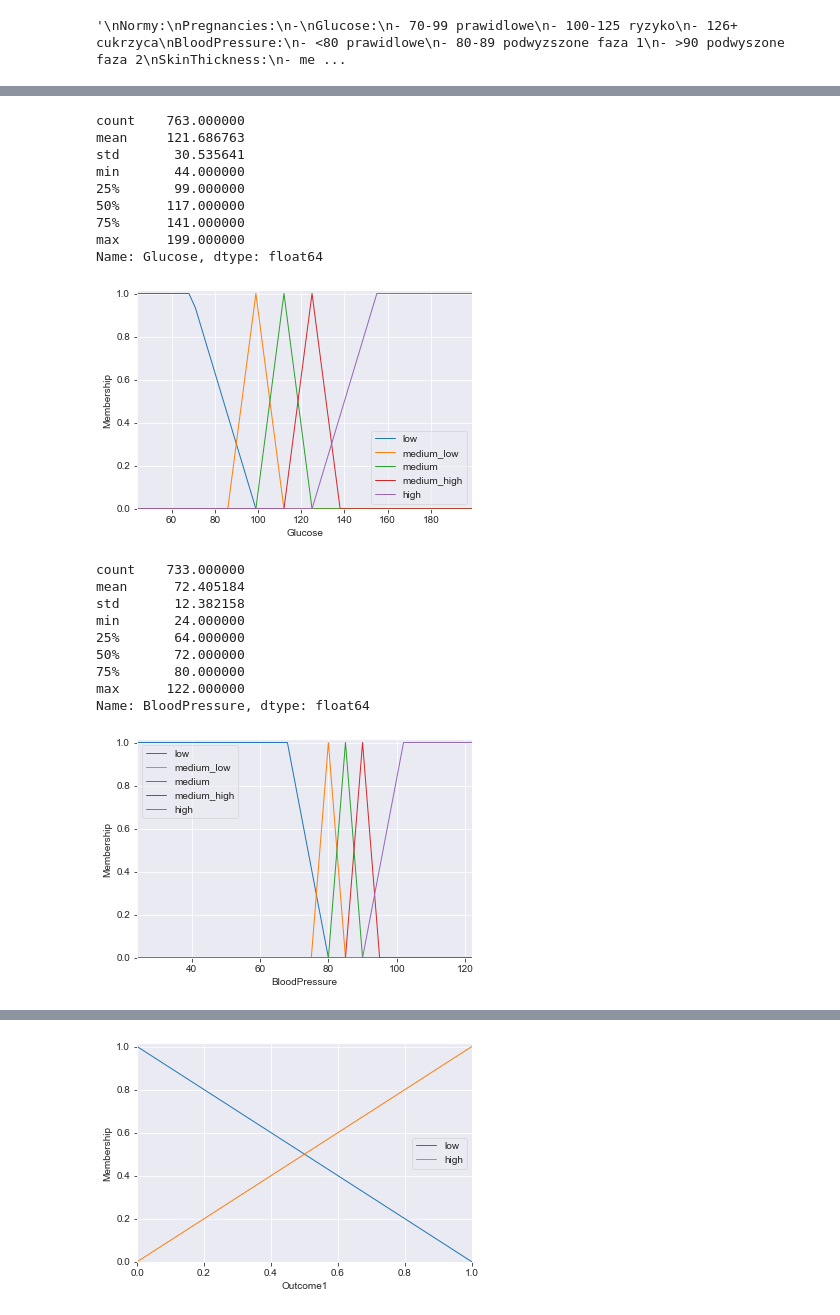
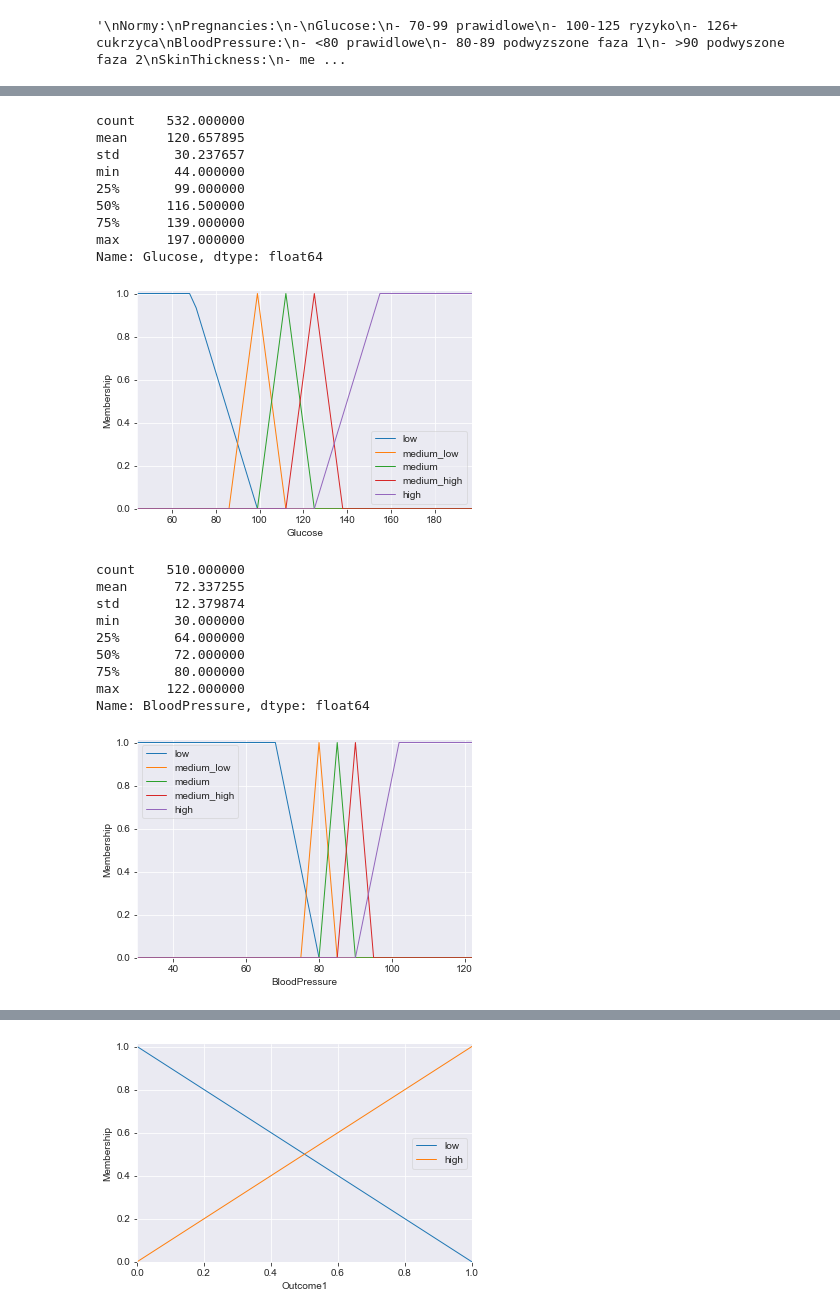
Before and after one commit to Domin8668/Projekt_SSI, a Jupyter notebook: fuzzy.ipynb, the cells around one changed output, grey strips where cells are left out. Drawn from its saved outputs; the diff is of its cells as text; code cells hidden in the pictures.

```diff
--- a/fuzzy.ipynb
+++ b/fuzzy.ipynb
@@ -128,6 +128,6 @@ Name: Pregnancies, dtype: float64
 [figure]
 # %%
-glucose_data = data['Glucose']
+glucose_data = training_data['Glucose']
 glucose_data = glucose_data[glucose_data != 0]
 glucose = ctrl.Antecedent(glucose_data.sort_values(), 'Glucose')
 glucose['low'] = fuzz.trapmf(glucose.universe, [44, 44, 69, 99])
@@ -138,36 +138,36 @@ glucose['high'] = fuzz.trapmf(glucose.universe, [125, 155, 199, 199])
 glucose.view()
 glucose_data.describe()
 # %% [output]
-count    763.000000
-mean     121.686763
-std       30.535641
+count    532.000000
+mean     120.657895
+std       30.237657
 min       44.000000
 25%       99.000000
-50%      117.000000
-75%      141.000000
-max      199.000000
+50%      116.500000
+75%      139.000000
+max      197.000000
 Name: Glucose, dtype: float64
-[figure, old version]
+[figure, new version]
 # %%
-bloodpressure_data = data['BloodPressure']
+bloodpressure_data = training_data['BloodPressure']
 bloodpressure_data = bloodpressure_data[bloodpressure_data != 0]
 bloodpressure = ctrl.Antecedent(bloodpressure_data.sort_values(), 'BloodPressure')
 bloodpressure['low'] = fuzz.trapmf(bloodpressure.universe, [24, 24, 68, 80])
 bloodpressure['medium_low'] = fuzz.trimf(bloodpressure.universe, [75, 80, 85])
 bloodpressure['medium'] = fuzz.trimf(bloodpressure.universe, [80, 85, 90])
 bloodpressure['medium_high'] = fuzz.trimf(bloodpressure.universe, [85, 90, 95])
 bloodpressure['high'] = fuzz.trapmf(bloodpressure.universe, [90, 102, 122, 122])
 bloodpressure.view()
 bloodpressure_data.describe()
 # %% [output]
-count    733.000000
-mean      72.405184
-std       12.382158
-min       24.000000
+count    510.000000
+mean      72.337255
+std       12.379874
+min       30.000000
 25%       64.000000
 50%       72.000000
 75%       80.000000
 max      122.000000
 Name: BloodPressure, dtype: float64
-[figure, old version]
+[figure, new version]
 # %%
```
Also changed, not shown: parts of 8 cells of this notebook.
